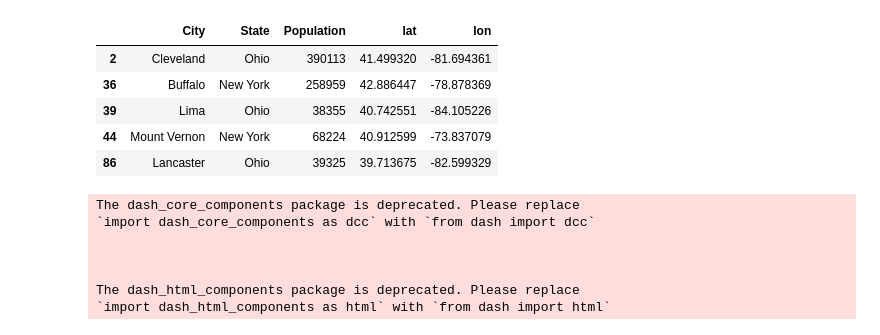
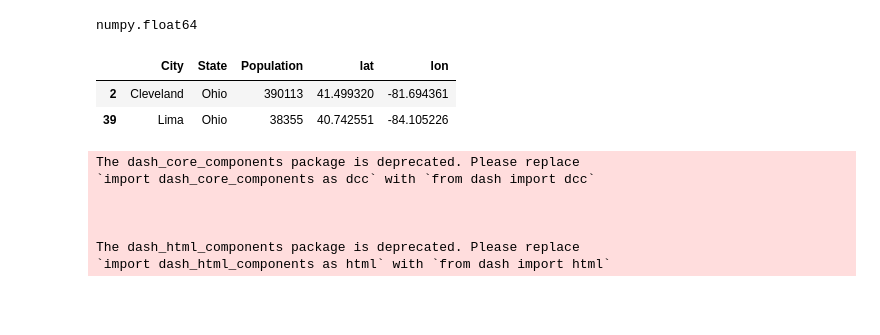
Before and after one commit to MawadaMF/DSO545, a Jupyter notebook: testingmap.ipynb, the cells around one changed output. Saved outputs shown, nothing was run; the diff lists cells and outputs as text; code cells hidden in the pictures; blank space fills up the shorter version.

```diff
--- a/testingmap.ipynb
+++ b/testingmap.ipynb
@@ -12,15 +13,17 @@ fig.update_layout(mapbox_style="stamen-terrain", mapbox_zoom=4, mapbox_center_la
     margin={"r":0,"t":0,"l":0,"b":0})
 
 fig.show()
-# %%
-us_cities.head()
-# %% [output]
-|  | City | State | Population | lat | lon |
-| 2 | Cleveland | Ohio | 390113 | 41.499320 | -81.694361 |
-| 36 | Buffalo | New York | 258959 | 42.886447 | -78.878369 |
-| 39 | Lima | Ohio | 38355 | 40.742551 | -84.105226 |
-| 44 | Mount Vernon | New York | 68224 | 40.912599 | -73.837079 |
-| 86 | Lancaster | Ohio | 39325 | 39.713675 | -82.599329 |
+# %%
+type(us_cities.loc[2,'lat'])
+# %% [output]
+numpy.float64
+# %%
+data=us_cities[(us_cities['City']=='Cleveland') | (us_cities['City']=='Lima')]
+data
+# %% [output]
+|  | City | State | Population | lat | lon |
+| 2 | Cleveland | Ohio | 390113 | 41.499320 | -81.694361 |
+| 39 | Lima | Ohio | 38355 | 40.742551 | -84.105226 |
 # %%
 # data manipulation
 import pandas as pd
```
Also changed, not shown: parts of 2 cells of this notebook.
